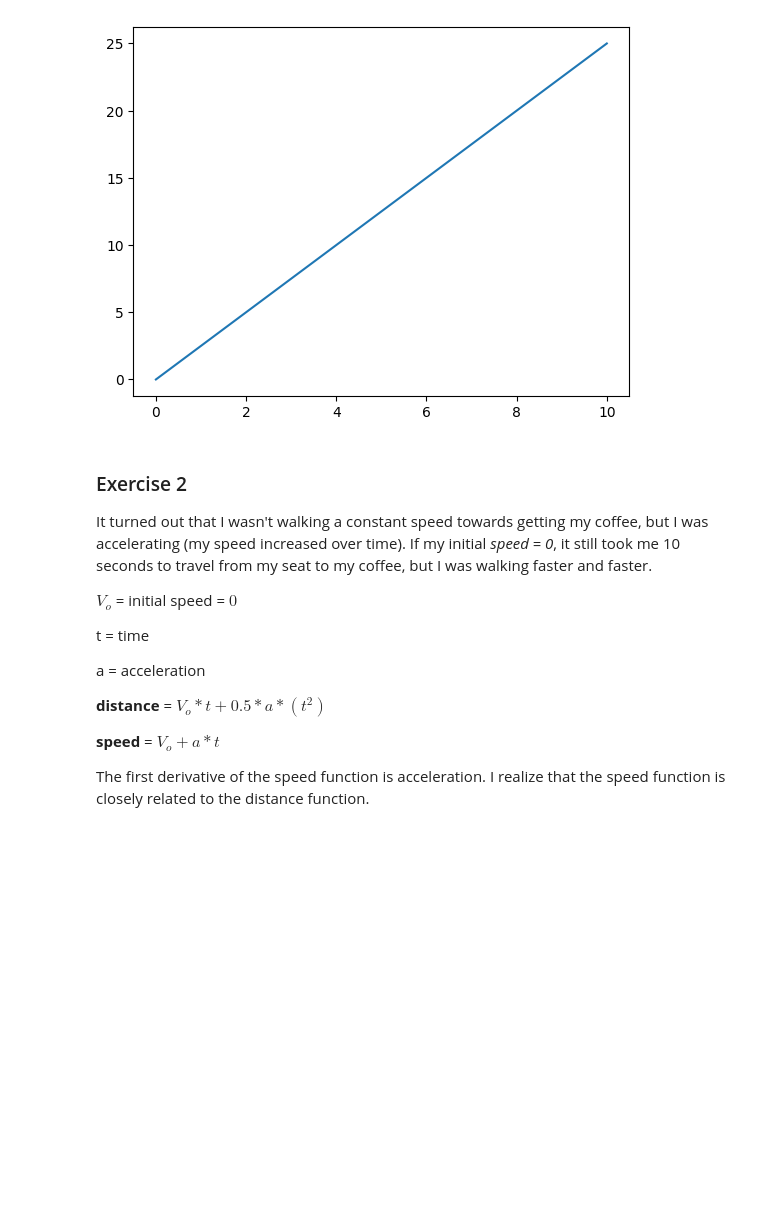
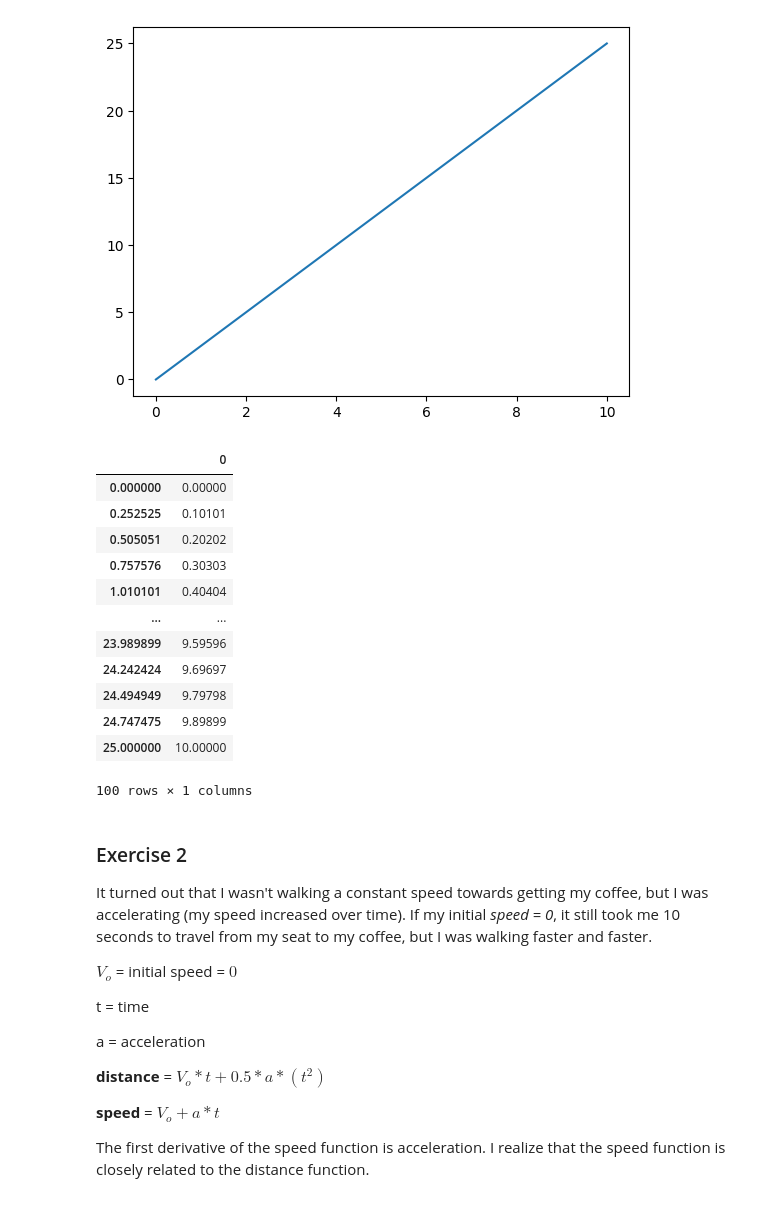
Before and after one commit to ASGAMO-DS/calculus-and-algebra-problems-with-python, a Jupyter notebook: notebook/problems.ipynb, the cells around one changed output. Saved outputs shown, nothing was run; the diff lists cells and outputs as text; code cells hidden in the pictures; blank space fills up the shorter version.

Commit message:
problema 1 completo con grafico y DataFrame

```diff
--- a/notebook/problems.ipynb
+++ b/notebook/problems.ipynb
@@ -41,6 +41,24 @@ plt.show()
 [figure]
 # %%
 # Create a DataFrame
+import pandas as pd
+
+df = pd.DataFrame(t,distancia(t))
+df
+# %% [output]
+|  | 0 |
+| 0.000000 | 0.00000 |
+| 0.252525 | 0.10101 |
+| 0.505051 | 0.20202 |
+| 0.757576 | 0.30303 |
+| 1.010101 | 0.40404 |
+| ... | ... |
+| 23.989899 | 9.59596 |
+| 24.242424 | 9.69697 |
+| 24.494949 | 9.79798 |
+| 24.747475 | 9.89899 |
+| 25.000000 | 10.00000 |
+100 rows × 1 columns
 # %% [markdown]
 ### Exercise 2
 
```
